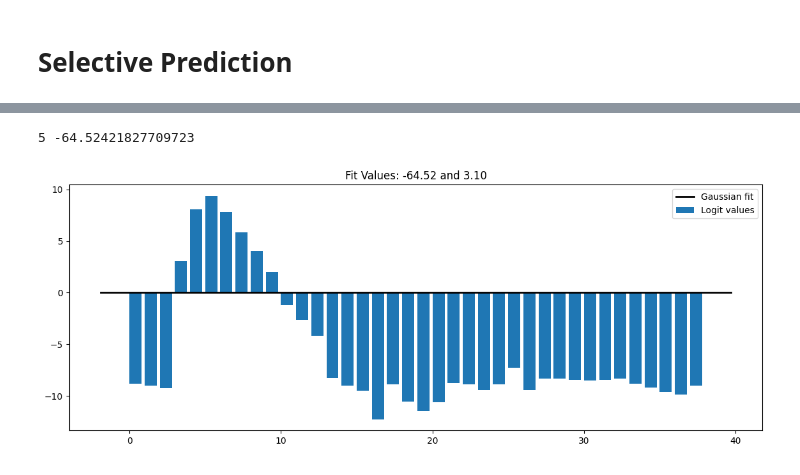
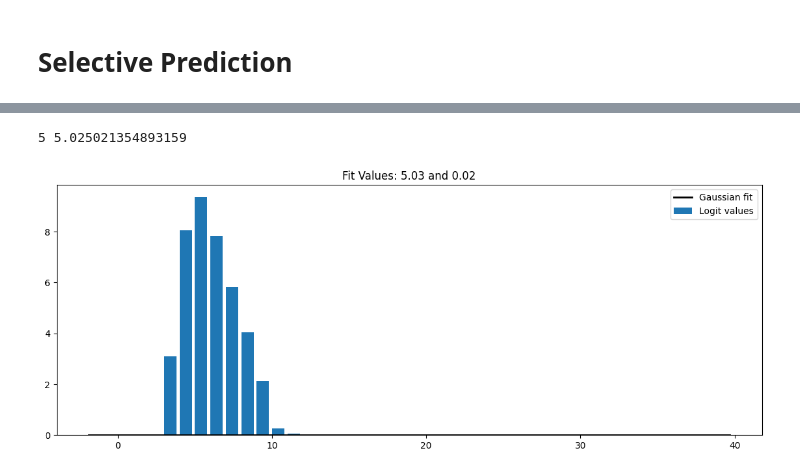
Before and after one commit to nilsleh/tropical_cyclone_uq, a Jupyter notebook: src/class_results_analysis.ipynb, the cells around one changed output, grey strips where cells are left out. Saved outputs shown, nothing was run; the diff lists cells and outputs as text; code cells hidden in the pictures.

```diff
--- a/src/class_results_analysis.ipynb
+++ b/src/class_results_analysis.ipynb
@@ -398,6 +540,34 @@ def process_overview_df(overview_df):
 
     all_test_pred_df = all_test_pred_df.reset_index(drop=True)
 
+    # Create a new column 'method_type' in the DataFrame
+    all_test_pred_df['method_type'] = all_test_pred_df['uqmethod'].apply(lambda x: 'Classification' if x in CLASSIFICATION_METHODS else ('Regression' if x in REGRESSION_METHODS else 'Unknown'))
+
+
+    mask = all_test_pred_df['method_type'] == 'Regression'
+    all_test_pred_df.loc[mask, 'TARGET_MEAN'] = all_test_pred_df.loc[mask, 'pred_path'].map(lambda x: NORMALIZATION_PARAMS[os.path.dirname(x)]['target_mean'])
+    all_test_pred_df.loc[mask, 'TARGET_STD'] = all_test_pred_df.loc[mask, 'pred_path'].map(lambda x: NORMALIZATION_PARAMS[os.path.dirname(x)]['target_std'])
+
+    # Apply normalization only to those rows
+    all_test_pred_df.loc[mask, "pred"] = all_test_pred_df.loc[mask, "pred"] * all_test_pred_df.loc[mask, 'TARGET_STD'] + all_test_pred_df.loc[mask, 'TARGET_MEAN']
+    all_test_pred_df.loc[mask, "target"] = all_test_pred_df.loc[mask, "target"] * all_test_pred_df.loc[mask, 'TARGET_STD'] + all_test_pred_df.loc[mask, 'TARGET_MEAN']
+    all_test_pred_df.loc[mask, "pred_uct"] = all_test_pred_df.loc[mask, "pred_uct"] * all_test_pred_df.loc[mask, 'TARGET_STD']
+
+    # if "wind_speed" column has nans, copy the "target" column to "wind_speed"
+    all_test_pred_df["wind_speed"] = all_test_pred_df["wind_speed"].fillna(all_test_pred_df["target"])
+
+    # if argmax_reg column has nans, copy the pred column to a new column called point_pred
+    all_test_pred_df["point_pred"] = all_test_pred_df["argmax_reg"].fillna(all_test_pred_df["pred"])
+
+    # compute squared error
+    all_test_pred_df["mse"] = (all_test_pred_df["point_pred"] - all_test_pred_df["wind_speed"]) ** 2
+    # compute mean absolute error
+    all_test_pred_df["mae"] = np.abs(all_test_pred_df["point_pred"] - all_test_pred_df["wind_speed"])
+
+    all_test_pred_df["storm_category"] = pd.cut(
+        all_test_pred_df["wind_speed"], bins=BIN_EDGES, labels=CLASS_LABELS, right=False
+    )
+
     return all_test_pred_df
 
 
@@ -859,48 +1105,50 @@ logit_cols = [col for col in all_test_pred_df.columns if col.startswith("logit_"
 # Compute softmax values for each logit
 # exp_logits = np.exp(all_test_pred_df[logit_cols].values)
 # softmax_values = exp_logits / np.sum(exp_logits, axis=1, keepdims=True)
-softmax_values = all_test_pred_df[logit_cols].values
+logits = all_test_pred_df[logit_cols].values
+
+logits_softplus = np.log1p(np.exp(logits))
 
 bin_intervals = np.diff(WIND_SPEED_BINS) / 2
 bin_midpoints = (np.append(bin_intervals, bin_intervals[-1])) + WIND_SPEED_BINS
 
 # Select the first row of softmax values
-softmax_row = softmax_values[20, :]
+softplus_row = logits_softplus[20, :]
 
 from scipy.optimize import curve_fit
 
 
 # Define a Gaussian function
 def gaussian(x, mu, std):
     return (1 / (std * np.sqrt(2 * np.pi))) * np.exp(-0.5 * ((x - mu) / std) ** 2)
 
 
 # Fit a Gaussian to the softmax values
-popt, pcov = curve_fit(gaussian, np.arange(len(softmax_row)), softmax_row, p0=[0, 1])
+popt, pcov = curve_fit(gaussian, np.arange(len(softplus_row)), softplus_row, p0=[0, 1])
 
 # Extract the fitted parameters
 mu, std = popt
 
 # Plot the softmax values as a bar plot
-plt.bar(np.arange(len(softmax_row)), softmax_row, align="edge", label="Logit values")
+plt.bar(np.arange(len(softplus_row)), softplus_row, align="edge", label="Logit values")
 
 # Plot the Gaussian fit
 xmin, xmax = plt.xlim()
 x = np.linspace(xmin, xmax, 100)
 p = gaussian(x, mu, std)
 plt.plot(x, p, "k", linewidth=2, label="Gaussian fit")
 
 # Add a title and legend
 title = "Fit Values: {:.2f} and {:.2f}".format(mu, std)
 plt.title(title)
 plt.legend()
 
-print(np.argmax(softmax_row), mu)
+print(np.argmax(softplus_row), mu)
 # Display the plot
 plt.show()
 # %% [output]
-5 -64.52421827709723
+5 5.025021354893159
-[figure, old version]
+[figure, new version]
 # %%
 with pd.option_context("display.max_colwidth", None):
     df = all_test_pred_df[
```
Also changed, not shown: parts of 28 cells of this notebook.
